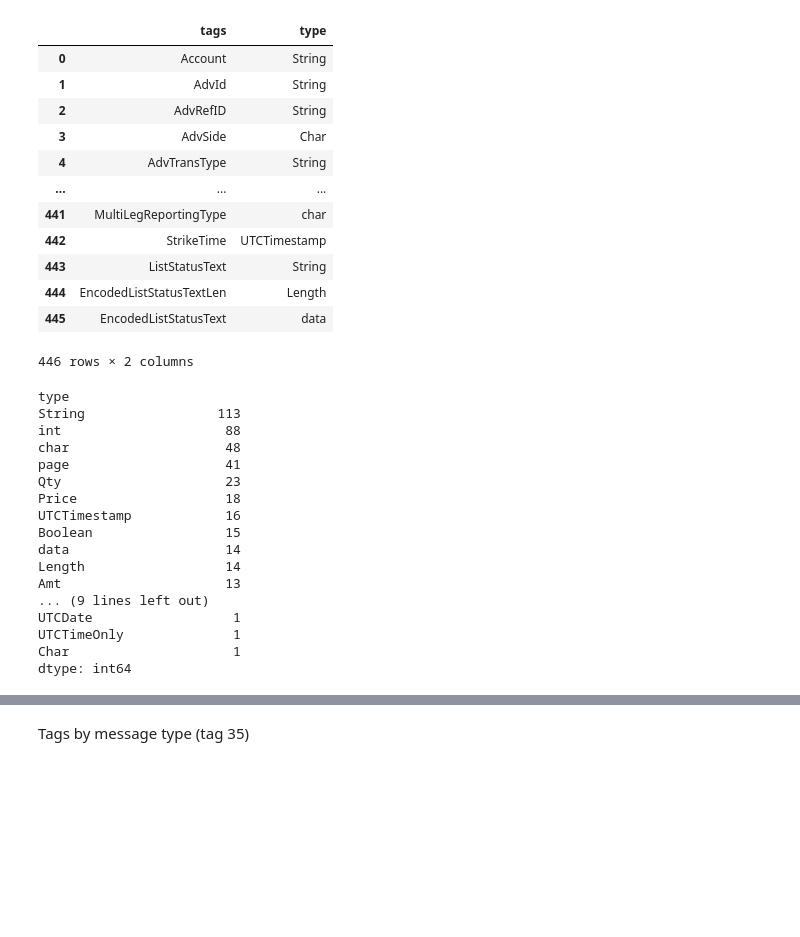
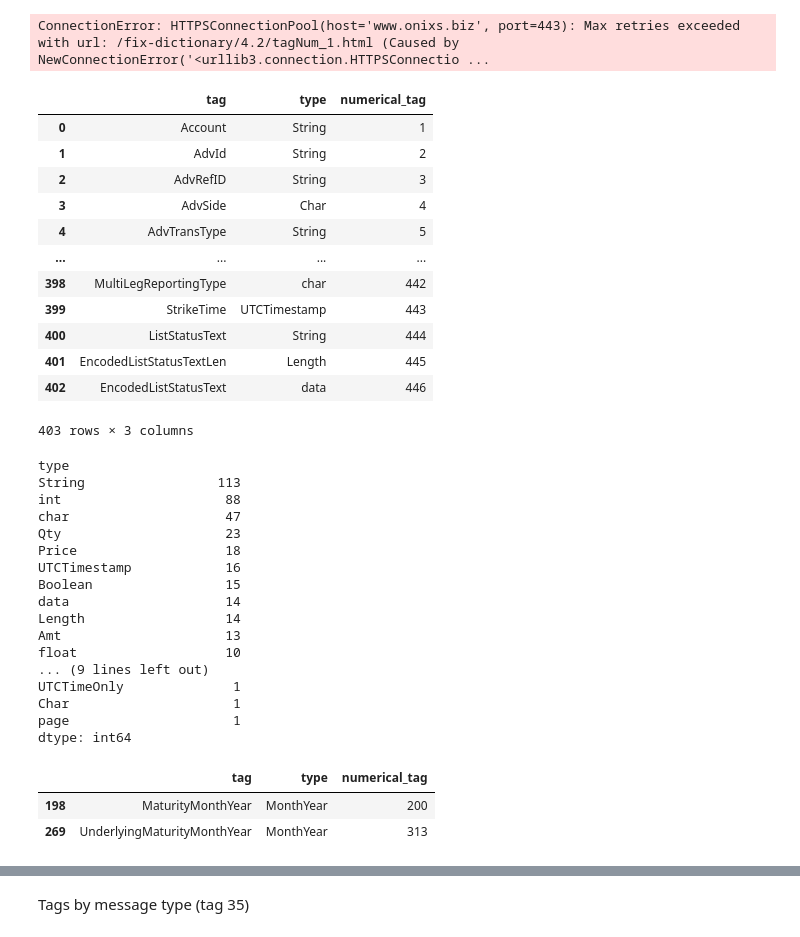
Before and after one commit to SarinaMashreghi/FIX-protocol, a Jupyter notebook: tags_extraction.ipynb, the cells around one changed output, grey strips where cells are left out. Saved outputs shown, nothing was run; the diff lists cells and outputs as text; code cells hidden in the pictures; blank space fills up the shorter version.

```diff
--- a/tags_extraction.ipynb
+++ b/tags_extraction.ipynb
@@ -4,0 +6,9 @@ import pandas as pd
+# %%
+tags = []
+types = []
+
+numerical_tag_list = list(range(1, 447))
+numerical_tag_list.remove(101)
+for i in range(219, 261):
+    numerical_tag_list.remove(i)
+numerical_tag_list
@@ -5,8 +33,6 @@ import pandas as pd
 # %%
-tags = []
-types = []
 
-for i in range(1, 447):
+for i in numerical_tag_list:
     tag_url = f"https://www.onixs.biz/fix-dictionary/4.2/tagNum_{i}.html"
     response = requests.get(tag_url)
     # print(response)
@@ -16,32 +42,33 @@ for i in range(1, 447):
     data_type = soup.find_all("p")[0].text.strip().split()[1]
     tags.append(tag_name)
     types.append(data_type)
+# %% [output]
+ConnectionError: HTTPSConnectionPool(host='www.onixs.biz', port=443): Max retries exceeded with url: /fix-dictionary/4.2/tagNum_1.html (Caused by NewConnectionError('<urllib3.connection.HTTPSConnectio ...
 # %%
-d = {"tags": tags, "type":types}
+d = {"tag": tags, "type":types, "numerical_tag": numerical_tag_list}
 df = pd.DataFrame(d)
 df
 # %% [output]
-|  | tags | type |
-| 0 | Account | String |
-| 1 | AdvId | String |
-| 2 | AdvRefID | String |
-| 3 | AdvSide | Char |
-| 4 | AdvTransType | String |
-| ... | ... | ... |
-| 441 | MultiLegReportingType | char |
-| 442 | StrikeTime | UTCTimestamp |
-| 443 | ListStatusText | String |
-| 444 | EncodedListStatusTextLen | Length |
-| 445 | EncodedListStatusText | data |
+|  | tag | type | numerical_tag |
+| 0 | Account | String | 1 |
+| 1 | AdvId | String | 2 |
+| 2 | AdvRefID | String | 3 |
+| 3 | AdvSide | Char | 4 |
+| 4 | AdvTransType | String | 5 |
+| ... | ... | ... | ... |
+| 398 | MultiLegReportingType | char | 442 |
+| 399 | StrikeTime | UTCTimestamp | 443 |
+| 400 | ListStatusText | String | 444 |
+| 401 | EncodedListStatusTextLen | Length | 445 |
+| 402 | EncodedListStatusText | data | 446 |
-446 rows × 2 columns
+403 rows × 3 columns
 # %%
 df.value_counts(["type"])
 # %% [output]
 type
 String                 113
 int                     88
-char                    48
-page                    41
+char                    47
 Qty                     23
 Price                   18
 UTCTimestamp            16
@@ -49,8 +76,15 @@ Boolean                 15
 data                    14
 Length                  14
 Amt                     13
+float                   10
 ... (9 lines left out)
-UTCDate                  1
 UTCTimeOnly              1
 Char                     1
+page                     1
 dtype: int64
+# %%
+df[df['type']=="MonthYear"]
+# %% [output]
+|  | tag | type | numerical_tag |
+| 198 | MaturityMonthYear | MonthYear | 200 |
+| 269 | UnderlyingMaturityMonthYear | MonthYear | 313 |
```
Also changed, not shown: parts of 4 cells of this notebook, 1 other file.
